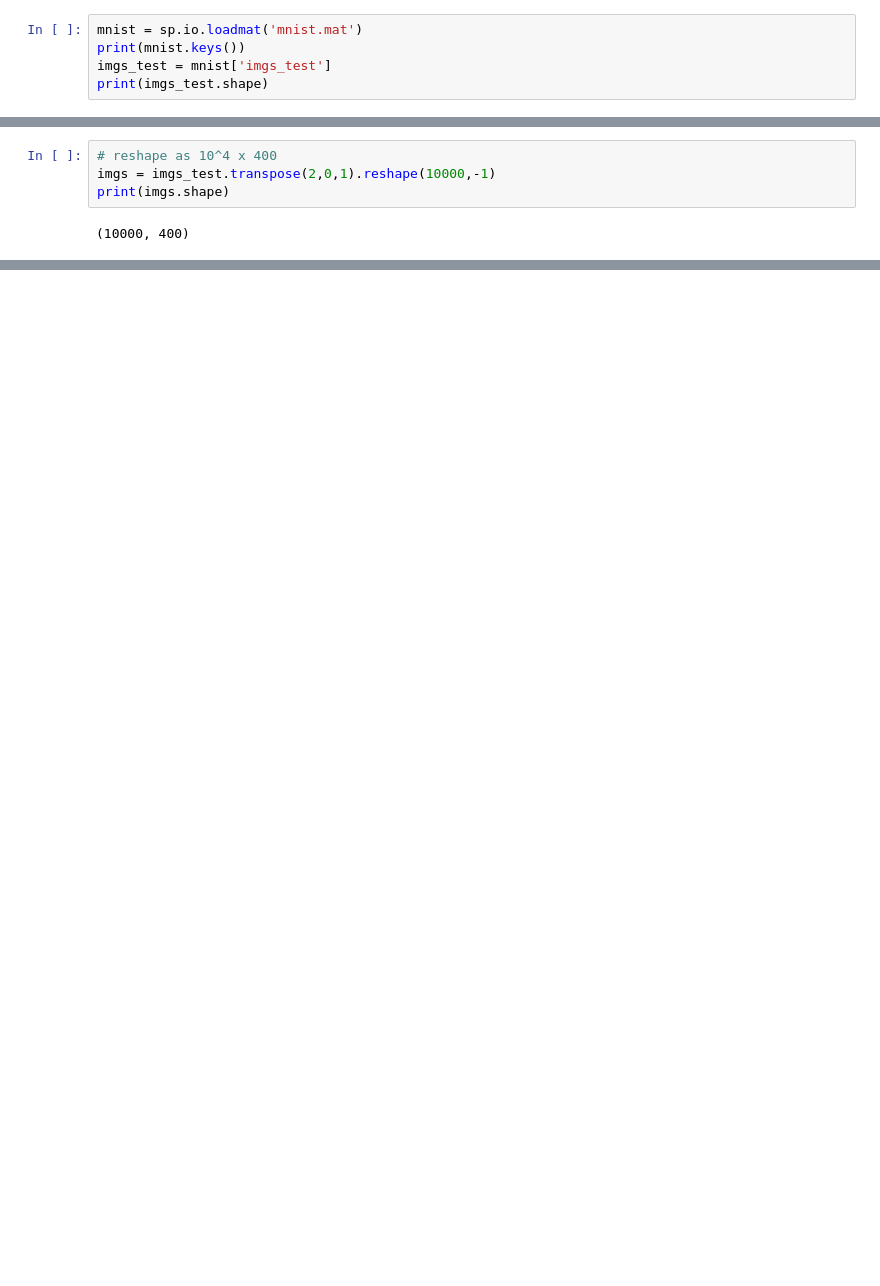
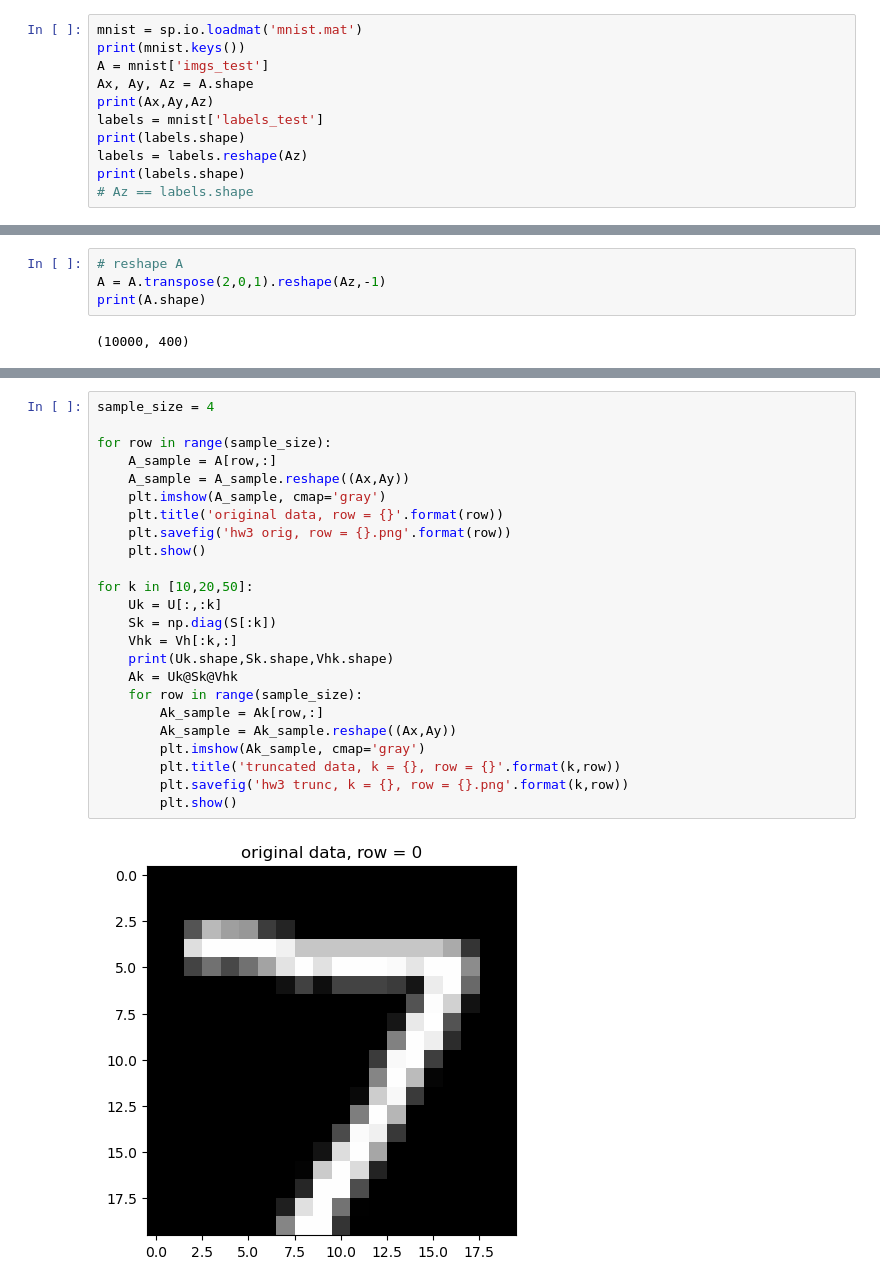
Before and after one commit to RokettoJanpu/scientific-computing-1-redux, a Jupyter notebook: hw3.ipynb, the cells around one changed output, grey strips where cells are left out. Drawn from its saved outputs; the diff is of its cells as text; blank space fills up the shorter version.

```diff
--- a/hw3.ipynb
+++ b/hw3.ipynb
@@ -5,6 +6,12 @@ import scipy as sp
 # %%
 mnist = sp.io.loadmat('mnist.mat')
 print(mnist.keys())
-imgs_test = mnist['imgs_test']
-print(imgs_test.shape)
+A = mnist['imgs_test']
+Ax, Ay, Az = A.shape
+print(Ax,Ay,Az)
+labels = mnist['labels_test']
+print(labels.shape)
+labels = labels.reshape(Az)
+print(labels.shape)
+# Az == labels.shape
 # %% [output]
@@ -21,6 +22,6 @@ KeyError: 'labels_test'
 # %%
-# reshape as 10^4 x 400
-imgs = imgs_test.transpose(2,0,1).reshape(10000,-1)
-print(imgs.shape)
+# reshape A
+A = A.transpose(2,0,1).reshape(Az,-1)
+print(A.shape)
 # %% [output]
 (10000, 400)
@@ -74,0 +63,26 @@ print(Vt_proj.shape)
+# %%
+sample_size = 4
+
+for row in range(sample_size):
+    A_sample = A[row,:]
+    A_sample = A_sample.reshape((Ax,Ay))
+    plt.imshow(A_sample, cmap='gray')
+    plt.title('original data, row = {}'.format(row))
+    plt.savefig('hw3 orig, row = {}.png'.format(row))
+    plt.show()
+
+for k in [10,20,50]:
+    Uk = U[:,:k]
+    Sk = np.diag(S[:k])
+    Vhk = Vh[:k,:]
+    print(Uk.shape,Sk.shape,Vhk.shape)
+    Ak = Uk@Sk@Vhk
+    for row in range(sample_size):
+        Ak_sample = Ak[row,:]
+        Ak_sample = Ak_sample.reshape((Ax,Ay))
+        plt.imshow(Ak_sample, cmap='gray')
+        plt.title('truncated data, k = {}, row = {}'.format(k,row))
+        plt.savefig('hw3 trunc, k = {}, row = {}.png'.format(k,row))
+        plt.show()
+# %% [output]
+[figure, added]
```
Also changed, not shown: parts of 13 cells of this notebook, 25 other files.
